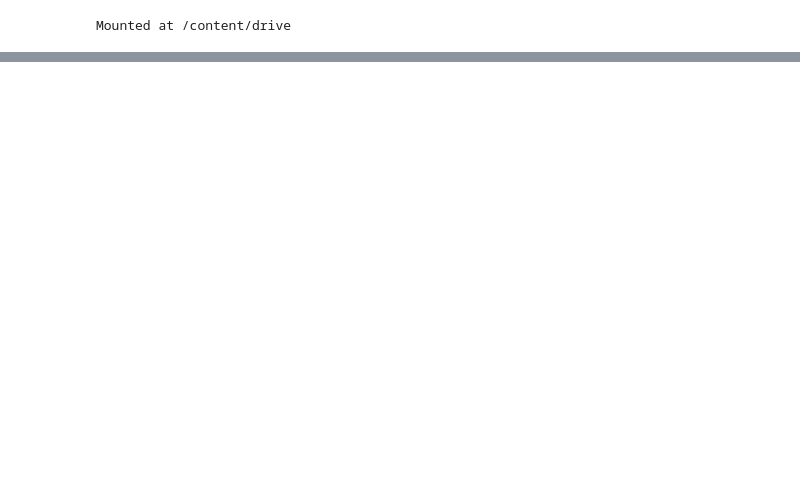
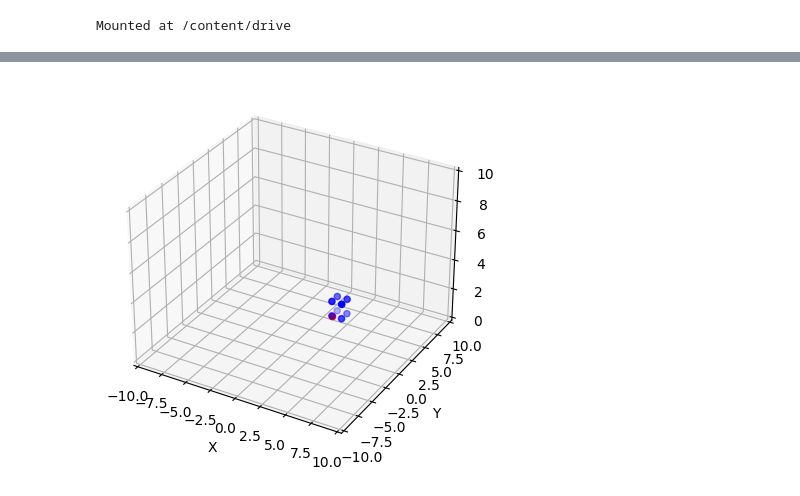
Before and after one commit to neehasajja/waymo-opendataset, a Jupyter notebook: training/lidar_calibration.ipynb, the cells around one changed output, grey strips where cells are left out. Saved outputs shown, nothing was run; the diff lists cells and outputs as text; code cells hidden in the pictures; blank space fills up the shorter version.

```diff
--- a/training/lidar_calibration.ipynb
+++ b/training/lidar_calibration.ipynb
@@ -166 +80,52 @@ print(df.head(10))
+# %%
+import numpy as np
+import matplotlib.pyplot as plt
+from mpl_toolkits.mplot3d import Axes3D
+
+# Define points representing the field of view of a lidar sensor
+fov = np.array([
+    [0, 0, 0],
+    [1, 0, 0],
+    [0, 1, 0],
+    [0, 0, 1],
+    [1, 1, 0],
+    [1, 0, 1],
+    [0, 1, 1],
+    [1, 1, 1],
+])
+
+# Define transformation matrix for a lidar sensor
+transform = np.array([
+    [1, 0, 0, 2],
+    [0, 1, 0, 3],
+    [0, 0, 1, 1],
+    [0, 0, 0, 1],
+])
+
+# Transform points from lidar coordinate system to car coordinate system
+fov_transformed = np.dot(transform, np.vstack([fov.T, np.ones((1, fov.shape[0]))]))
+
+# Create 3D plot
+fig = plt.figure()
+ax = fig.add_subplot(111, projection='3d')
+
+# Plot lidar sensor location
+ax.scatter(transform[0, 3], transform[1, 3], transform[2, 3], c='r', marker='o')
+
+# Plot transformed points
+ax.scatter(fov_transformed[0], fov_transformed[1], fov_transformed[2], c='b', marker='o')
+
+# Set plot limits
+ax.set_xlim([-10, 10])
+ax.set_ylim([-10, 10])
+ax.set_zlim([0, 10])
+
+# Set axis labels
+ax.set_xlabel('X')
+ax.set_ylabel('Y')
+ax.set_zlabel('Z')
+
+plt.show()
+# %% [output]
+[figure, added]
 # %%
```
Also changed, not shown: parts of 7 cells of this notebook.
